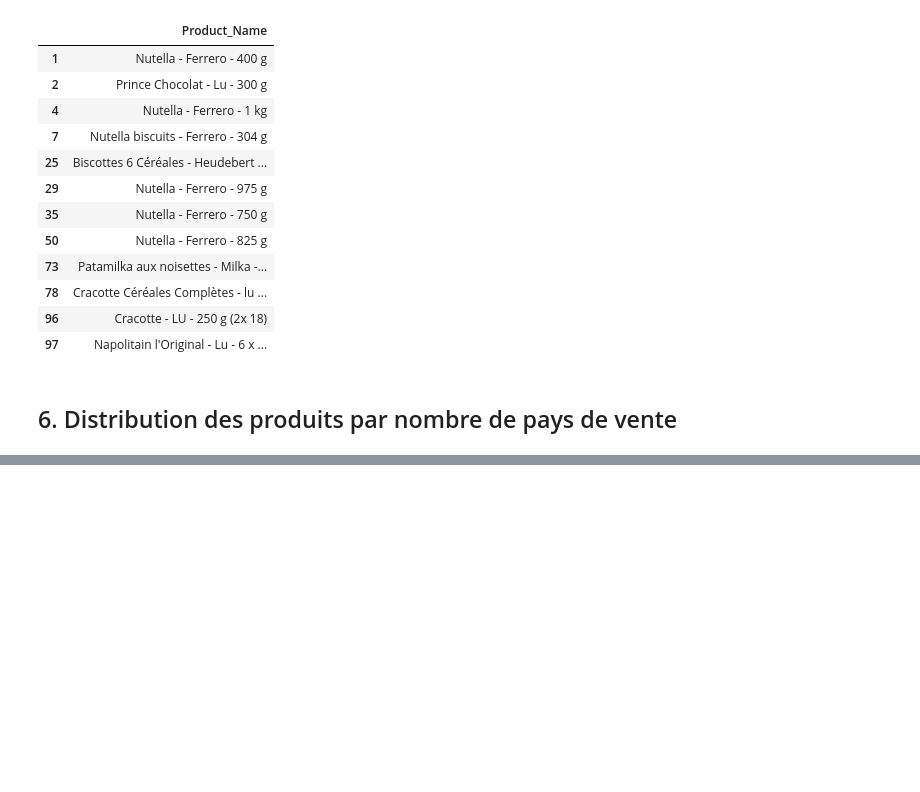
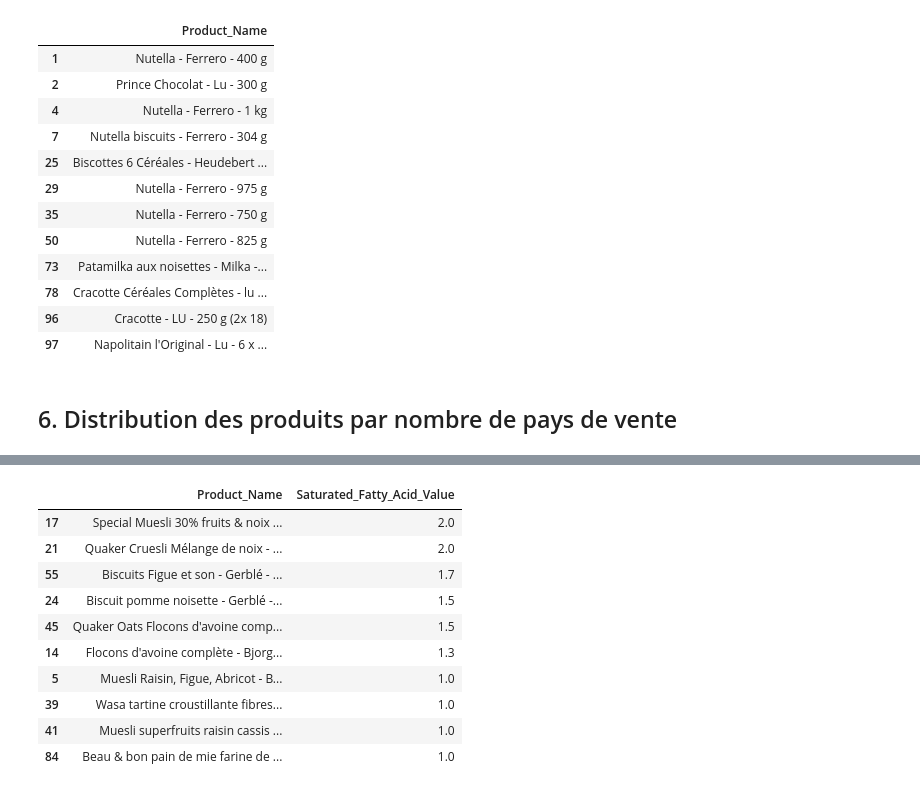
Before and after one commit to DorianKeds/DataAnalyseOFF, a Jupyter notebook: Dorian_KEDDAR_OFF_Analyse.ipynb, the cells around one changed output, grey strips where cells are left out. Saved outputs shown, nothing was run; the diff lists cells and outputs as text; code cells hidden in the pictures; blank space fills up the shorter version.

```diff
--- a/Dorian_KEDDAR_OFF_Analyse.ipynb
+++ b/Dorian_KEDDAR_OFF_Analyse.ipynb
@@ -178,0 +265,15 @@ Name: Product_Name, Length: 86, dtype: int64
+# %%
+nutriA_Sat = df[df.Nutri_Score == 'A'].nlargest(10, 'Saturated_Fatty_Acid_Value')
+nutriA_Sat.filter(items = ['Product_Name', 'Saturated_Fatty_Acid_Value'])
+# %% [output]
+|  | Product_Name | Saturated_Fatty_Acid_Value |
+| 17 | Special Muesli 30% fruits & noix ... | 2.0 |
+| 21 | Quaker Cruesli Mélange de noix - ... | 2.0 |
+| 55 | Biscuits Figue et son - Gerblé - ... | 1.7 |
+| 24 | Biscuit pomme noisette - Gerblé -... | 1.5 |
+| 45 | Quaker Oats Flocons d'avoine comp... | 1.5 |
+| 14 | Flocons d'avoine complète - Bjorg... | 1.3 |
+| 5 | Muesli Raisin, Figue, Abricot - B... | 1.0 |
+| 39 | Wasa tartine croustillante fibres... | 1.0 |
+| 41 | Muesli superfruits raisin cassis ... | 1.0 |
+| 84 | Beau & bon pain de mie farine de ... | 1.0 |
```
Also changed, not shown: parts of 10 cells of this notebook.
